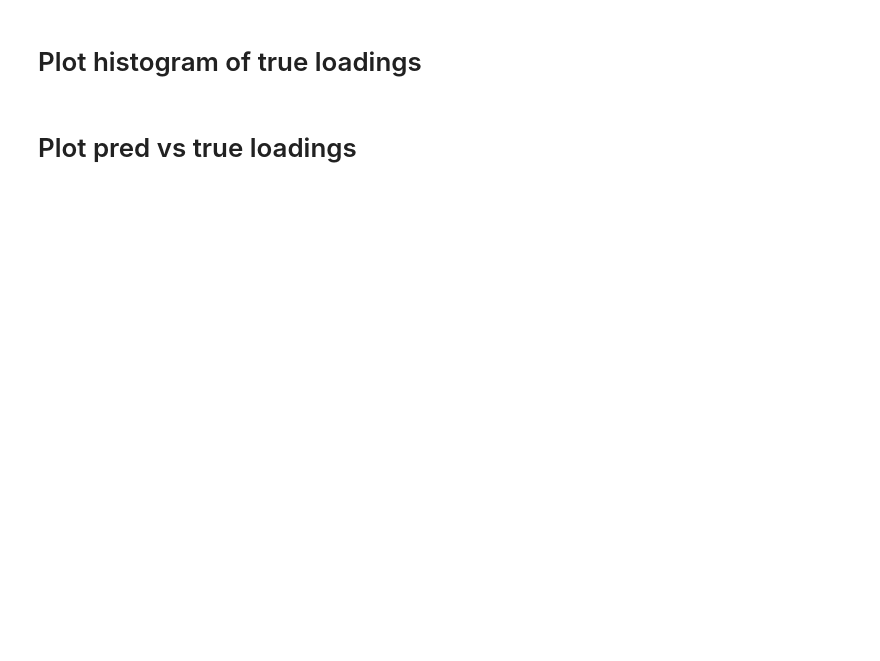
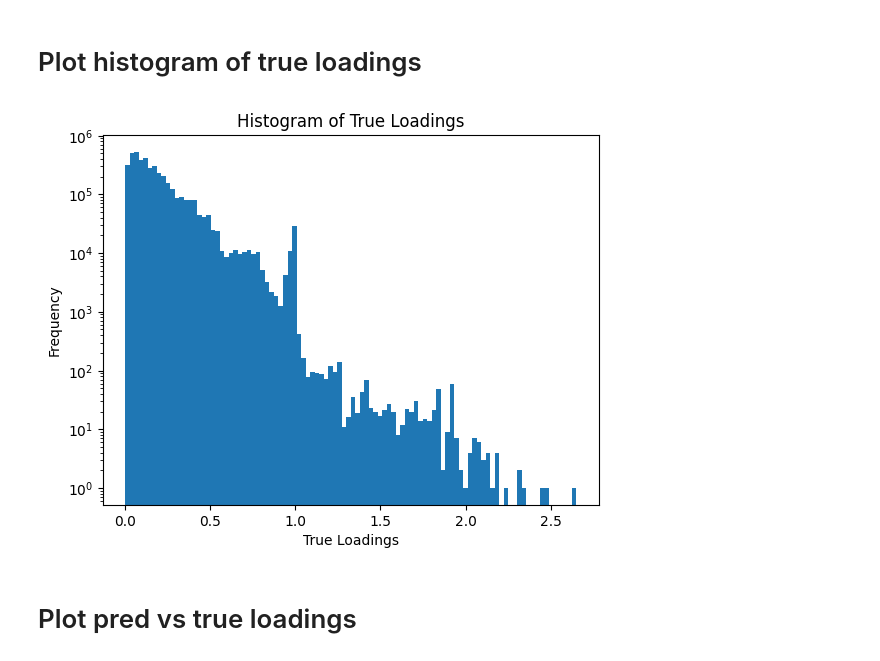
Before and after one commit to gridfm/gridfm-datakit, a Jupyter notebook: notebooks/post_processing.ipynb, the cells around one changed output. Drawn from its saved outputs; the diff is of its cells as text; code cells hidden in the pictures; blank space fills up the shorter version.

```diff
--- a/notebooks/post_processing.ipynb
+++ b/notebooks/post_processing.ipynb
@@ -229,10 +245,13 @@ plt.show()
 # %%
 plt.hist(loadings[removed_lines==False], bins=100)
 plt.xlabel("True Loadings")
 plt.ylabel("Frequency")
 plt.title("Histogram of True Loadings")
 # log scale
+plt.yscale("log")
 plt.show()
+# %% [output]
+[figure, added]
 # %% [markdown]
 # Plot pred vs true loadings
 # %%
```
Also changed, not shown: parts of 18 cells of this notebook.
